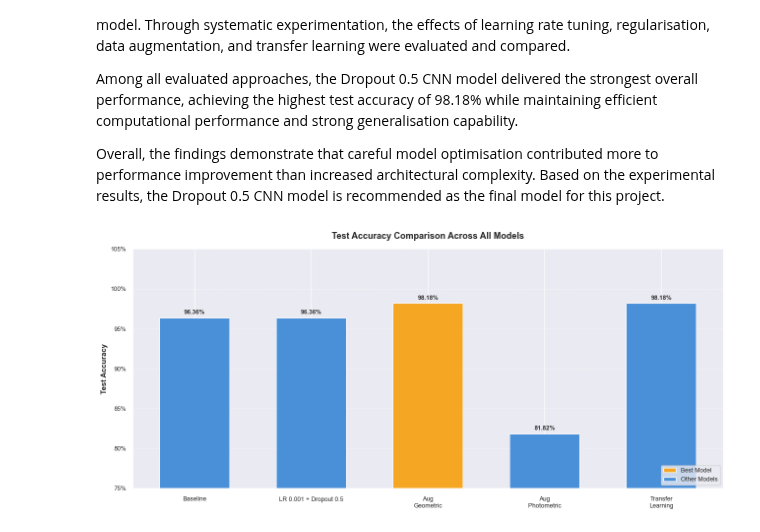
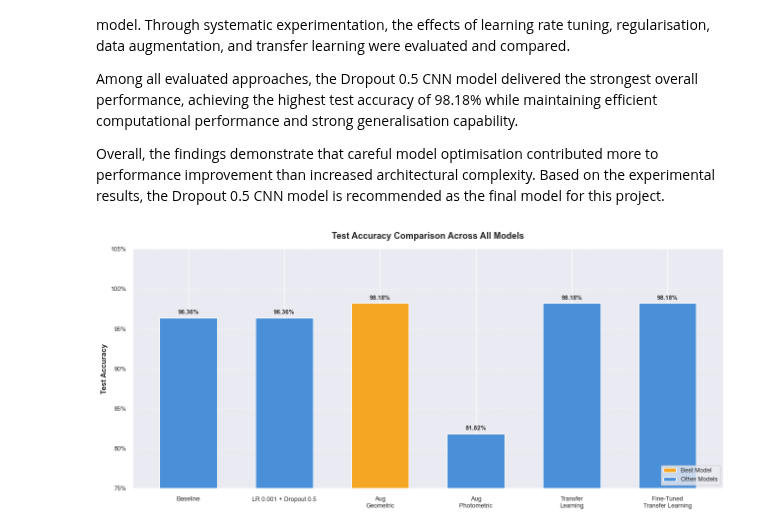
Before and after one commit to Codemelia/ml_ca, a Jupyter notebook: src/g3/g3_cnn_fruit_classifier_v1.0.ipynb, the cells around one changed output. Saved outputs shown, nothing was run; the diff lists cells and outputs as text; code cells hidden in the pictures.

Commit message:
Added Post TF Fine-Tuning Model

```diff
--- a/src/g3/g3_cnn_fruit_classifier_v1.0.ipynb
+++ b/src/g3/g3_cnn_fruit_classifier_v1.0.ipynb
@@ -1982,0 +2014,33 @@ Inference Time: 6.3115s
+# %%
+# ========================================================
+# 35. Evaluate the Fine-Tuned Model
+# ========================================================
+
+# 1. Get predictions for the new model
+y_true, y_pred = get_predictions("transferlearning_finetuned", model_experiment_4)
+
+# 2. Build the result registry profile
+finetuned_result = build_result(
+    "Fine-Tuned MobileNetV2 Model",
+    fine_tune_history,
+    y_true,
+    y_pred
+)
+
+# 3. Generate and render Accuracy and Loss Report
+test_loss, test_accuracy = model_experiment_4.evaluate(test_loader, verbose=0)
+finetuned_accuracy_loss_report = render_accuracy_loss_report("Fine-Tuned MobileNetV2 Model", fine_tune_history, test_loss, test_accuracy, 11)
+
+# 4. Generate Classification Report and Confusion Matrix
+finetuned_class_report = render_classification_report(finetuned_result)
+finetuned_confusion_matrix = render_confusion_matrix(finetuned_result)
+
+# 5. Render processing times
+finetuned_processing_time = render_processing_time(
+    finetuned_result,
+    processing_times['transferlearning_finetuned_training_time'],
+    processing_times['transferlearning_finetuned_inference_time']
+)
+
+# 6. Display the final evaluation dashboard
+display_evaluation_results(finetuned_accuracy_loss_report, finetuned_class_report, finetuned_confusion_matrix, finetuned_processing_time)
@@ -2108,6 +2186,7 @@ all_results = [
     exp3a_result,
     exp3b_result,
     exp4_result,
+    finetuned_result
 ]
 
 # Short display names for the x-axis
@@ -2117,6 +2196,7 @@ short_names = [
     "Aug\nGeometric",
     "Aug\nPhotometric",
     "Transfer\nLearning",
+    "Fine-Tuned\nTransfer Learning"
 ]
 
 # Extract test accuracies
@@ -2137,31 +2217,31 @@ for bar, acc in zip(bars, test_accuracies):
     ax.text(
         bar.get_x() + bar.get_width() / 2,
         bar.get_height() + 0.003,
         f'{acc:.2%}',
         ha='center', va='bottom',
         fontsize=9, fontweight='bold', color='#333333'
     )
 
 # Formatting
 ax.set_ylim(0.75, 1.05)
 ax.set_ylabel('Test Accuracy', fontsize=11, fontweight='bold')
 ax.set_title('Test Accuracy Comparison Across All Models', fontsize=13, fontweight='bold', pad=15)
 ax.yaxis.set_major_formatter(plt.FuncFormatter(lambda y, _: f'{y:.0%}'))
 ax.tick_params(axis='x', labelsize=9, pad=6)
 ax.tick_params(axis='y', labelsize=9)
 ax.spines[['top', 'right']].set_visible(False)
 ax.set_axisbelow(True)
 ax.yaxis.grid(True, linestyle='--', alpha=0.5)
 
 # Legend
 from matplotlib.patches import Patch
 legend_elements = [
     Patch(facecolor='#f5a623', label='Best Model'),
     Patch(facecolor='#4a90d9', label='Other Models'),
 ]
 ax.legend(handles=legend_elements, loc='lower right', fontsize=9)
 
 plt.tight_layout()
 plt.show()
 # %% [output]
-[figure, old version]
+[figure, new version]
```
Also changed, not shown: parts of 2 cells of this notebook, 2 other files.
